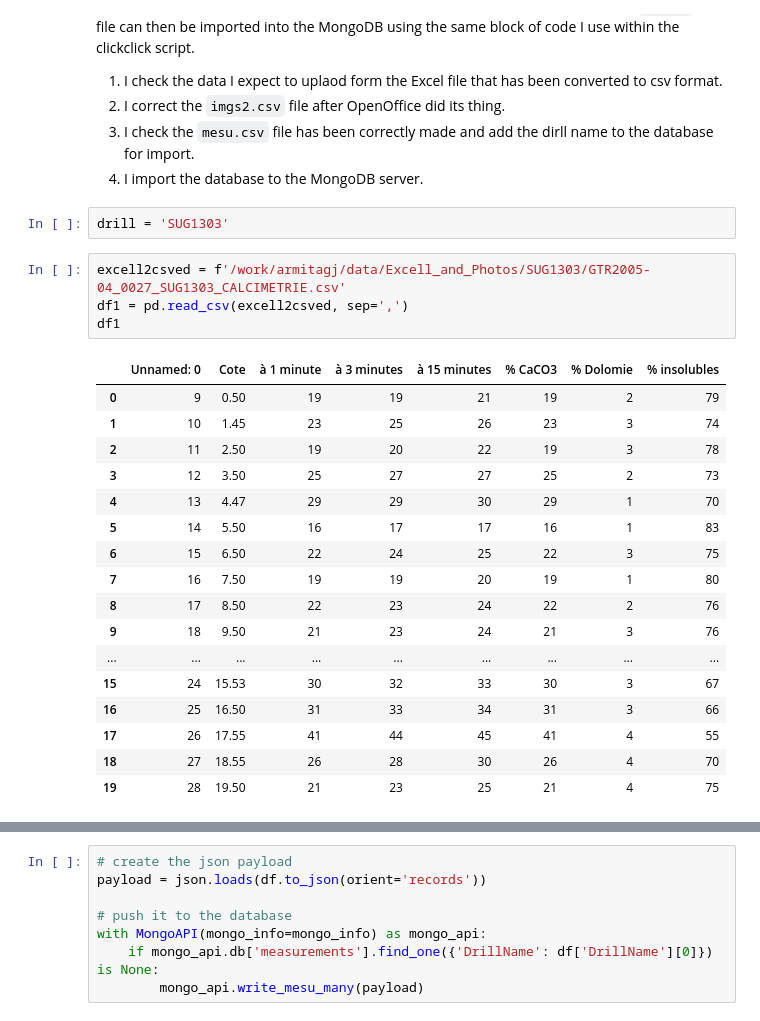
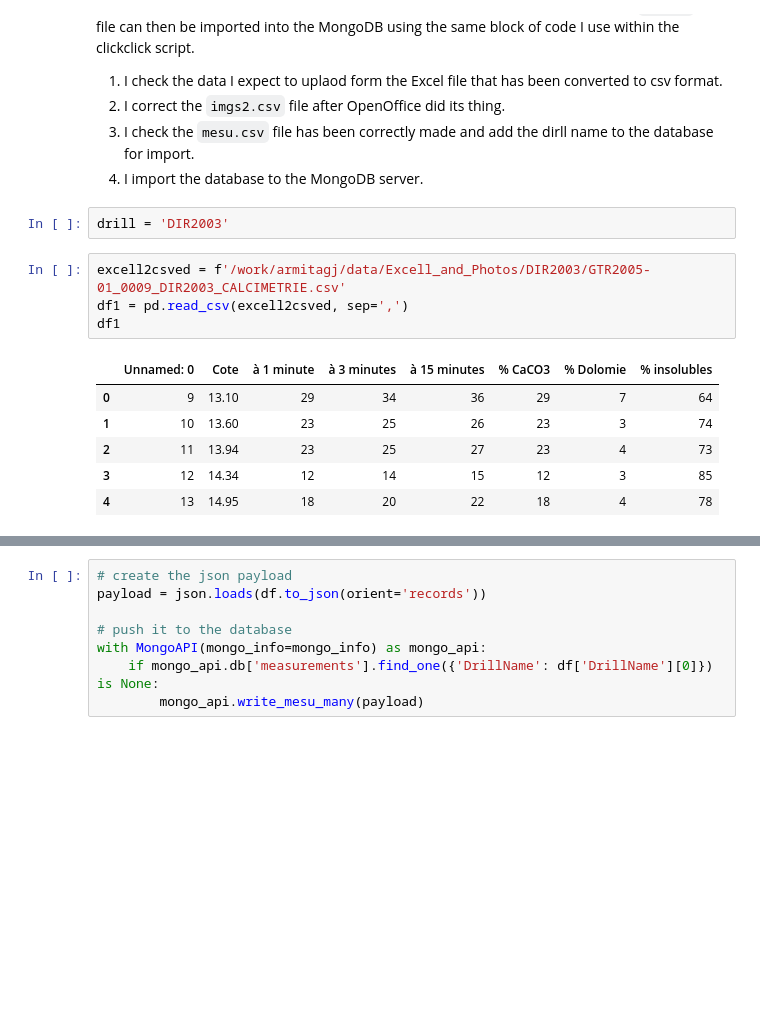
Before and after one commit to zwergon/calcimetry, a Jupyter notebook: notebooks/single_calcimetry_import.ipynb, the cells around one changed output, grey strips where cells are left out. Saved outputs shown, nothing was run; the diff lists cells and outputs as text; blank space fills up the shorter version.

```diff
--- a/notebooks/single_calcimetry_import.ipynb
+++ b/notebooks/single_calcimetry_import.ipynb
@@ -23,27 +23,16 @@ This note book is to deal with files that do not fit the posabilities I have cov
 3. I check the `mesu.csv` file has been correctly made and add the dirll name to the database for import.
 4. I import the database to the MongoDB server.
 # %%
-drill = 'SUG1303'
+drill = 'DIR2003'
 # %%
-excell2csved = f'/work/armitagj/data/Excell_and_Photos/SUG1303/GTR2005-04_0027_SUG1303_CALCIMETRIE.csv'
+excell2csved = f'/work/armitagj/data/Excell_and_Photos/DIR2003/GTR2005-01_0009_DIR2003_CALCIMETRIE.csv'
 df1 = pd.read_csv(excell2csved, sep=',')
 df1
 # %% [output]
 |  | Unnamed: 0 | Cote | à 1 minute | à 3 minutes | à 15 minutes | % CaCO3 | % Dolomie | % insolubles |
-| 0 | 9 | 0.50 | 19 | 19 | 21 | 19 | 2 | 79 |
-| 1 | 10 | 1.45 | 23 | 25 | 26 | 23 | 3 | 74 |
-| 2 | 11 | 2.50 | 19 | 20 | 22 | 19 | 3 | 78 |
-| 3 | 12 | 3.50 | 25 | 27 | 27 | 25 | 2 | 73 |
-| 4 | 13 | 4.47 | 29 | 29 | 30 | 29 | 1 | 70 |
-| 5 | 14 | 5.50 | 16 | 17 | 17 | 16 | 1 | 83 |
-| 6 | 15 | 6.50 | 22 | 24 | 25 | 22 | 3 | 75 |
-| 7 | 16 | 7.50 | 19 | 19 | 20 | 19 | 1 | 80 |
-| 8 | 17 | 8.50 | 22 | 23 | 24 | 22 | 2 | 76 |
-| 9 | 18 | 9.50 | 21 | 23 | 24 | 21 | 3 | 76 |
-| ... | ... | ... | ... | ... | ... | ... | ... | ... |
-| 15 | 24 | 15.53 | 30 | 32 | 33 | 30 | 3 | 67 |
-| 16 | 25 | 16.50 | 31 | 33 | 34 | 31 | 3 | 66 |
-| 17 | 26 | 17.55 | 41 | 44 | 45 | 41 | 4 | 55 |
-| 18 | 27 | 18.55 | 26 | 28 | 30 | 26 | 4 | 70 |
-| 19 | 28 | 19.50 | 21 | 23 | 25 | 21 | 4 | 75 |
+| 0 | 9 | 13.10 | 29 | 34 | 36 | 29 | 7 | 64 |
+| 1 | 10 | 13.60 | 23 | 25 | 26 | 23 | 3 | 74 |
+| 2 | 11 | 13.94 | 23 | 25 | 27 | 23 | 4 | 73 |
+| 3 | 12 | 14.34 | 12 | 14 | 15 | 12 | 3 | 85 |
+| 4 | 13 | 14.95 | 18 | 20 | 22 | 18 | 4 | 78 |
 # %%
```
Also changed, not shown: parts of 3 cells of this notebook, 5 other files.
